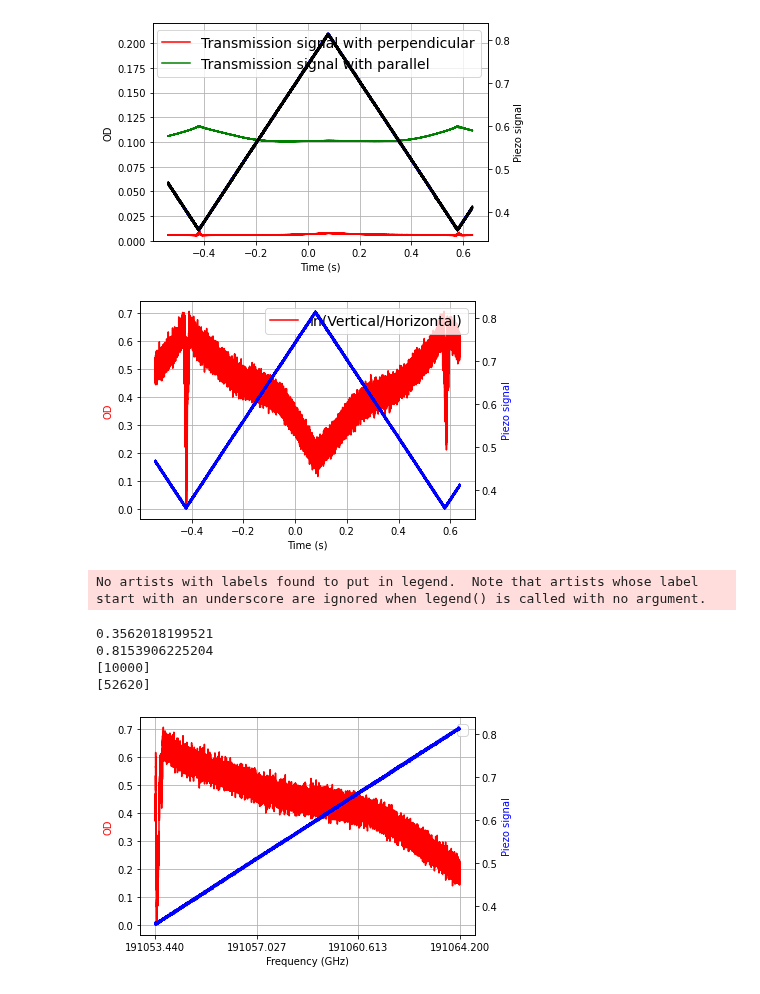
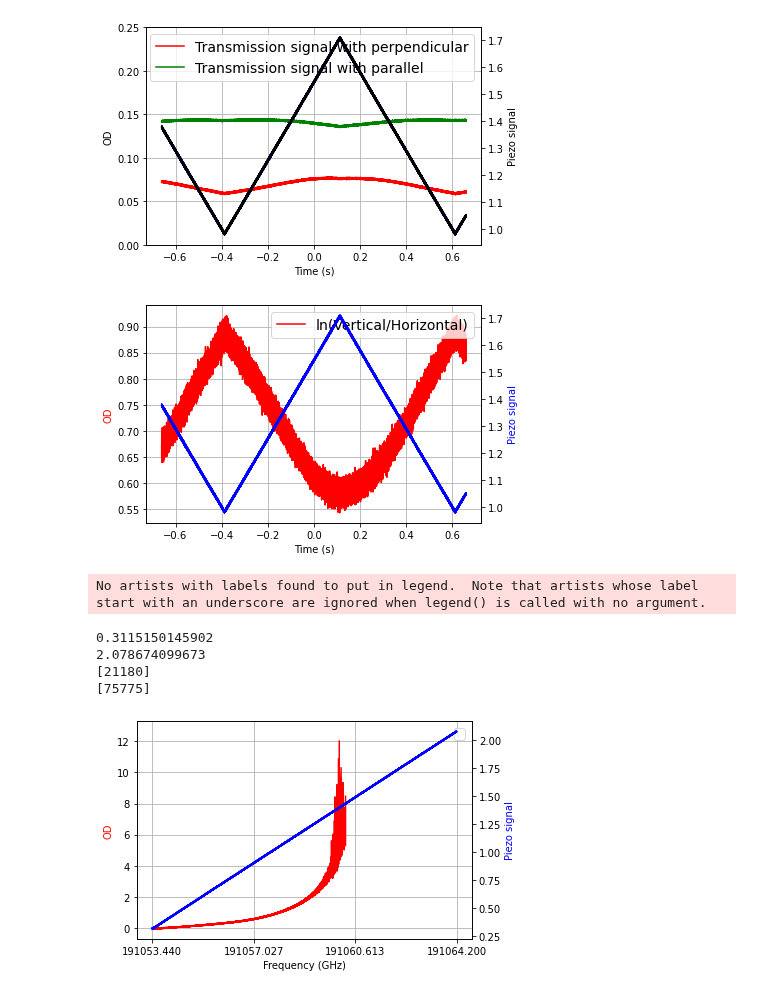
Before and after one commit to JUOM2016/Quick_cal_and_plotting, a Jupyter notebook: absorption_using_laser_quick_ref_check.ipynb, the cells around one changed output. Cells and saved outputs as stored; diff of their text form; code cells hidden in the pictures.

```diff
--- a/absorption_using_laser_quick_ref_check.ipynb
+++ b/absorption_using_laser_quick_ref_check.ipynb
@@ -12,10 +12,10 @@ from matplotlib.ticker import FormatStrFormatter
 import sys
 import statsmodels.api as sm
 
-dir = 'C:\\Users\\wj2002\\Dropbox (Heriot-Watt University Team)\\RES_EPS_Quantum_Photonics_Lab\\Experiments\\Current Experiments\\Broadband telecom quantum memories\\2022_PrYVO_Spectroscopy\\Infrared'
-folder = '20221115_0_1%_PrYVO4_absorption_telecom_laser'
+dir = 'C:\\Users\\wj2002\\Dropbox (Heriot-Watt University Team)\\RES_EPS_Quantum_Photonics_Lab\\Experiments\\Current Experiments\\Broadband telecom quantum memories\\2022_PrYVO_Spectroscopy\\Infrared\\Laser Spectroscopy'
+folder = '191_01295'
 # Measured data through the crystal, the first one is horizontal polarised and the second one is vertical polarised
-files_data=['YV111523.csv','YV111524.csv']
+files_data=['055.csv','010.csv']
 
 num_of_files=np.size(files_data)
 # %%
@@ -51,12 +51,12 @@ ax2.plot(Time01, Piezo_trigger01, 'k-')
 ax1.set_xlabel('Time (s)')
 ax1.set_ylabel('OD')
 ax2.set_ylabel('Piezo signal')
-ax1.set_ylim([0,0.22])
+ax1.set_ylim([0,0.25])
 fig.patch.set_facecolor('white')
 ax1.grid(True)
 plt.show()
 # %% [output]
-[figure, old version]
+[figure, new version]
 # %%
 
 if len(data[:,0]) != len(ref[:,0]): # Sometime the saved data have different length
@@ -73,36 +73,39 @@ if len(data[:,0]) != len(ref[:,0]): # Sometime the saved data have different len
         ax1.legend(loc='upper right',fontsize=14)
         ax2.plot(Time, Piezo_trigger_signal, 'b-')
         ax1.set_xlabel('Time (s)')
         ax1.set_ylabel('OD', color='r')
         ax2.set_ylabel('Piezo signal', color='b')
         #ax1.set_ylim([0,0.18])
         fig.patch.set_facecolor('white')
         ax1.grid(True)
         plt.show()
 else:
         Piezo_trigger_signal=data[:,1]
         Time=data[:,0]
-        normalised_data=data[:,2]/(data[:,3]*transmission_ratio) # Transmission signal is normalised to the reflected reference (polarisation is perpendicular to crystal axis)
-        normalised_ref=ref[:,2]/(ref[:,3]*reflection_ratio) # Transmission signal is normalised to the reflected reference (polarisation is parallel to crystal axis)
+        #normalised_data=data[:,2]/(data[:,3]*transmission_ratio) # Transmission signal is normalised to the reflected reference (polarisation is perpendicular to crystal axis)
+        #normalised_ref=ref[:,2]/(ref[:,3]*reflection_ratio) # Transmission signal is normalised to the reflected reference (polarisation is parallel to crystal axis)
+        normalised_data=data[:,2]/(data[:,3]) # Transmission signal is normalised to the reflected reference (polarisation is perpendicular to crystal axis)
+        normalised_ref=ref[:,2]/(ref[:,3]) # Transmission signal is normalised to the reflected reference (polarisation is parallel to crystal axis)
+
         OD=np.log(normalised_ref/normalised_data)
         #smoothed = sm.nonparametric.lowess(exog=Time, endog=OD)
 
         fig, ax1 = plt.subplots()
         ax2 = ax1.twinx()
         #ax1.plot(Time, OD1, 'r-', label='ln(Vertical/Horizontal)')
         ax1.plot(Time, OD, 'r-', label='ln(Vertical/Horizontal)')
         #ax1.plot(Time, smoothed, 'g-')
         ax1.legend(loc='upper right',fontsize=14)
         ax2.plot(Time, Piezo_trigger_signal, 'b-')
         ax1.set_xlabel('Time (s)')
         ax1.set_ylabel('OD', color='r')
         ax2.set_ylabel('Piezo signal', color='b')
         #ax1.set_ylim([0,0.18])
         fig.patch.set_facecolor('white')
         ax1.grid(True)
         plt.show()
 # %% [output]
-[figure, old version]
+[figure, new version]
 # %%
 #This cell is used to calculate the scanning frequency range in one time period
 
@@ -177,8 +180,8 @@ else:
         plt.show()
 # %% [output]
 No artists with labels found to put in legend.  Note that artists whose label start with an underscore are ignored when legend() is called with no argument.
-0.3562018199521
-0.8153906225204
-[10000]
-[52620]
+0.3115150145902
+2.078674099673
+[21180]
+[75775]
-[figure, old version]
+[figure, new version]
```
Also changed, not shown: 1 other file.
